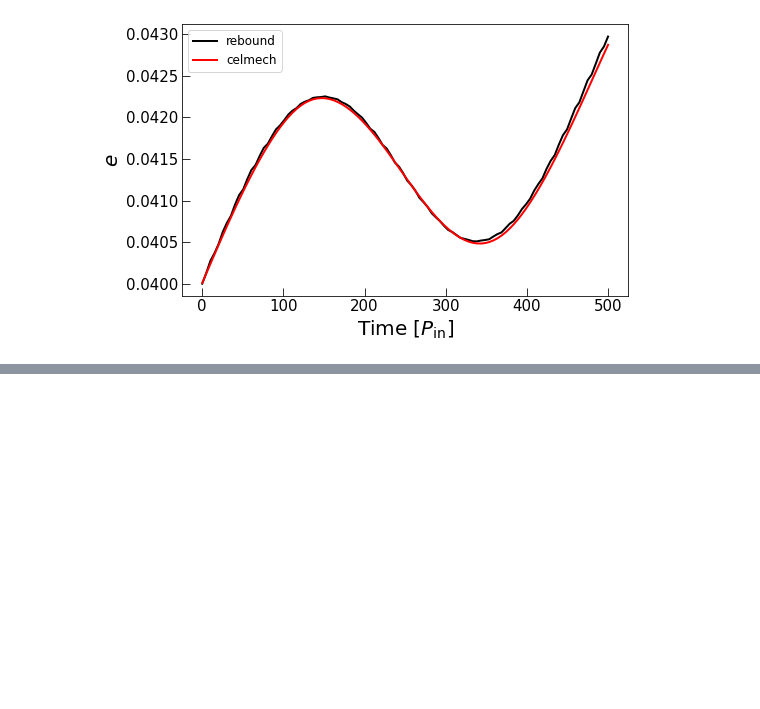
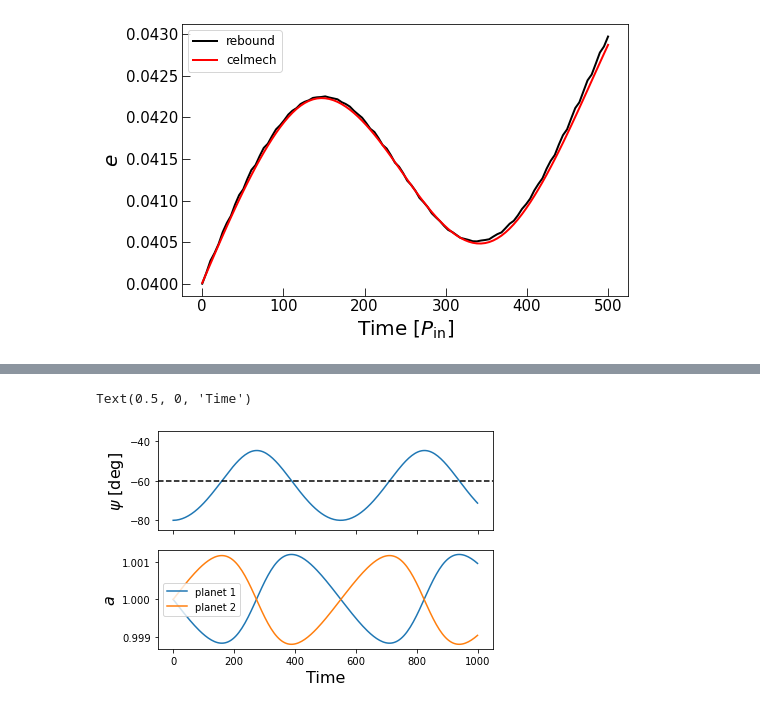
Before and after one commit to shadden/CelmechTutorial_SaoPauloState_Aug2022, a Jupyter notebook: CelmechTutorial_SaoPauloState_Aug2022.ipynb, the cells around one changed output, grey strips where cells are left out. Saved outputs shown, nothing was run; the diff lists cells and outputs as text; code cells hidden in the pictures; blank space fills up the shorter version.

```diff
--- a/CelmechTutorial_SaoPauloState_Aug2022.ipynb
+++ b/CelmechTutorial_SaoPauloState_Aug2022.ipynb
@@ -534,0 +585,26 @@ fig
+# %%
+Nout = 200
+times = np.linspace(0,1e3,Nout)
+a_rb = np.zeros((2,Nout))
+psi_rb = np.zeros(Nout)
+for i,t in enumerate(times):
+    sim.integrate(t)
+    psi_rb[i] = sim.particles[1].l - sim.particles[2].l
+    for j,p in enumerate(sim.particles[1:]):
+        a_rb[j,i] = p.a
+wrap2pi = lambda x: np.mod(x+np.pi,2*np.pi)- np.pi
+psi_rb= wrap2pi(psi_rb)
+# %%
+fig,ax= plt.subplots(2,1,sharex=True)
+ax[0].plot(times,wrap2pi(psi_rb) * 180 /np.pi)
+ax[0].set_ylim(-60-25,-60+25)
+ax[0].axhline(-60,color='k',ls='--')
+ax[0].set_ylabel("$\psi$ [deg]",fontsize=16)
+for i in range(2):
+    ax[1].plot(times,a_rb[i],label="planet {}".format(i+1))
+plt.legend()
+ax[1].set_ylabel("$a$",fontsize=16)
+ax[1].set_xlabel("Time",fontsize=16)
+# %% [output]
+Text(0.5, 0, 'Time')
+[figure, added]
```
Also changed, not shown: parts of 99 cells of this notebook.
